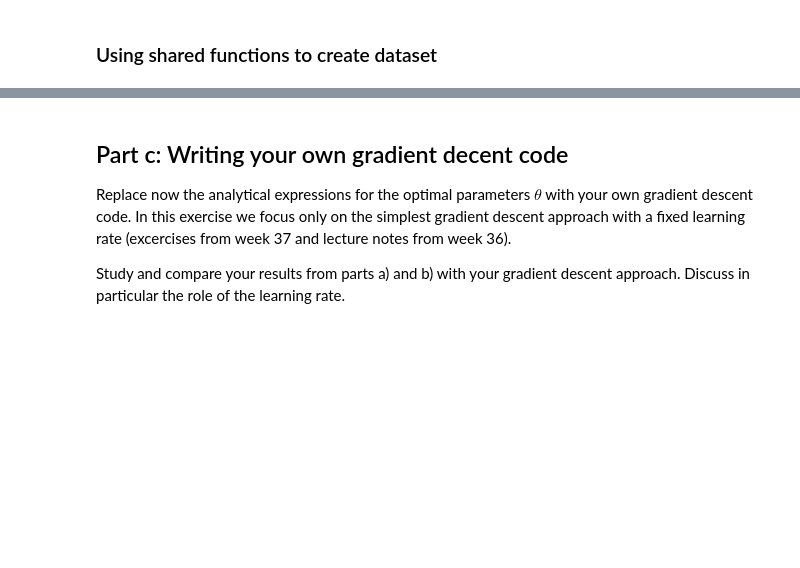
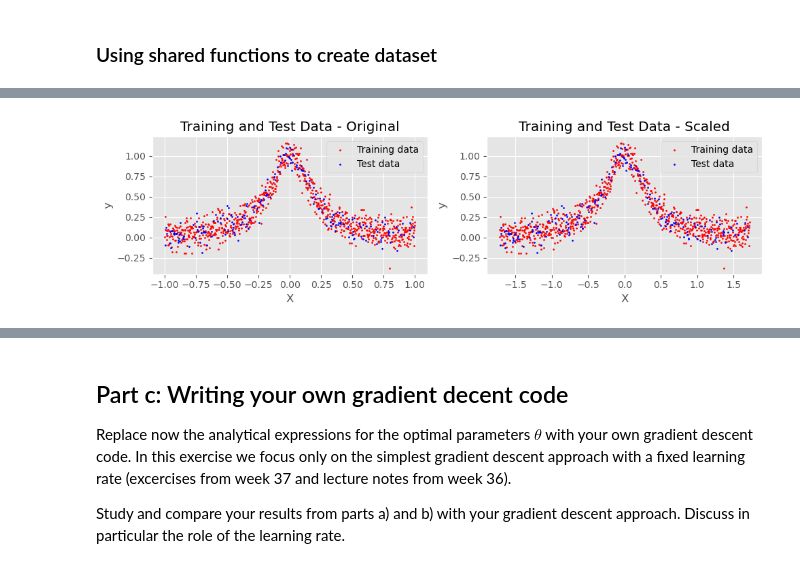
Before and after one commit to kjes4pres/Project_1_FYSSTK, a Jupyter notebook: Code/c_and_d.ipynb, the cells around one changed output, grey strips where cells are left out. Saved outputs shown, nothing was run; the diff lists cells and outputs as text; code cells hidden in the pictures; blank space fills up the shorter version.

```diff
--- a/Code/c_and_d.ipynb
+++ b/Code/c_and_d.ipynb
@@ -65,0 +81,22 @@ X_test = x_test_scaled
+# %%
+# Create subplots
+fig, axs = plt.subplots(1, 2, figsize=(10, 3))
+# First subplot for the original training and test data
+axs[0].scatter(x_train, y_train, color='red', s=2, label='Training data')
+axs[0].scatter(x_test, y_test, color='blue', s=2, label='Test data')
+axs[0].set_xlabel('X')
+axs[0].set_ylabel('y')
+axs[0].set_title('Training and Test Data - Original')
+axs[0].legend()
+# Second subplot for the scaled training and test data
+axs[1].scatter(x_train_s, y_train, color='red', s=2, label='Training data')
+axs[1].scatter(x_test_s, y_test, color='blue', s=2, label='Test data')
+axs[1].set_xlabel('X')
+axs[1].set_ylabel('y')
+axs[1].set_title('Training and Test Data - Scaled')
+axs[1].legend()
+# Show the plots
+plt.tight_layout()
+plt.show()
+# %% [output]
+[figure, added]
```
Also changed, not shown: parts of 15 cells of this notebook, 1 other file.
